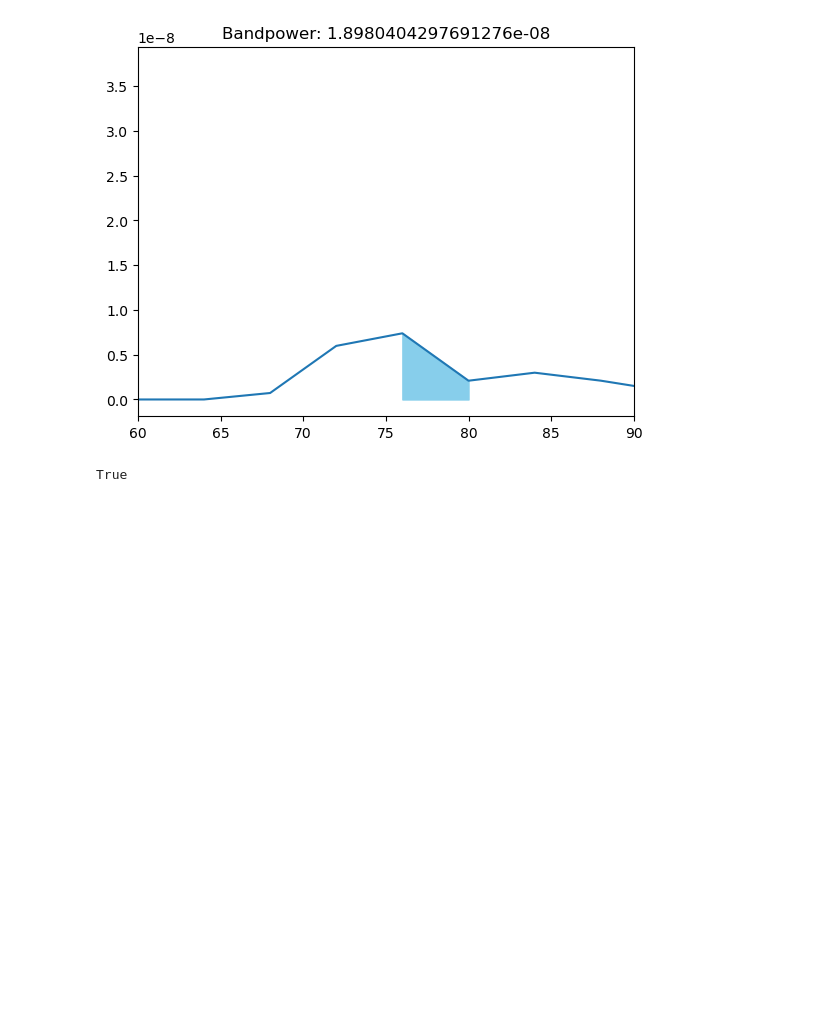
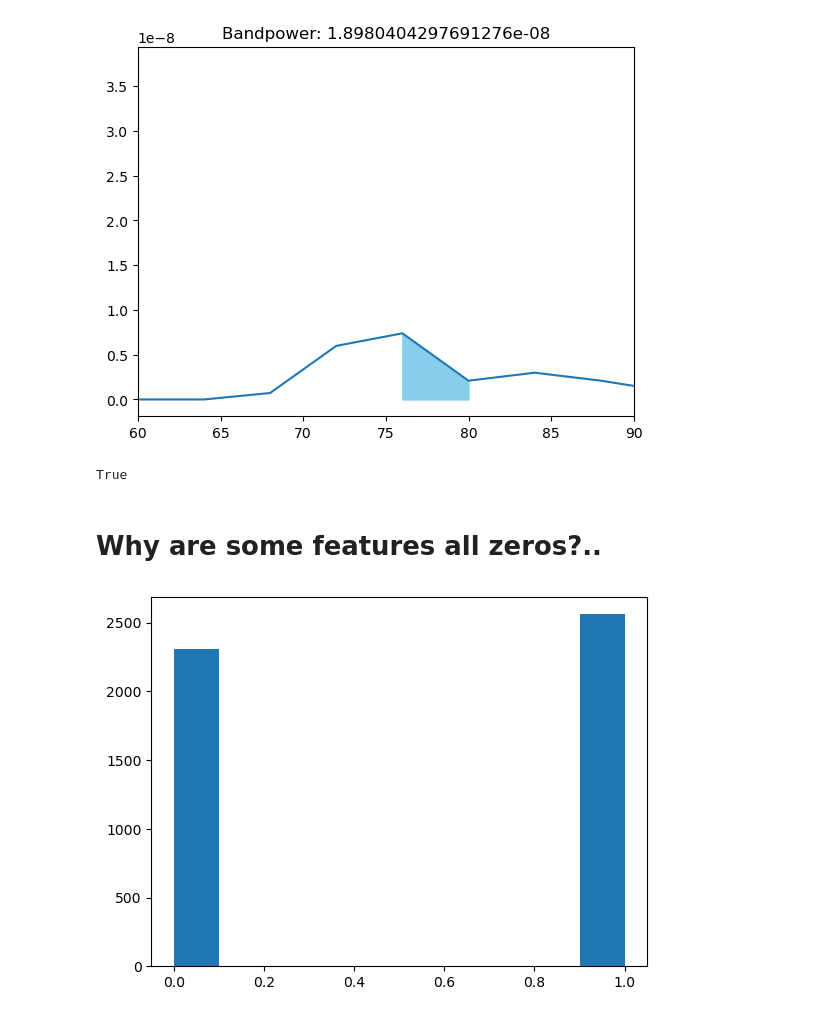
Before and after one commit to kerseviciute/problem-at-hand, a Jupyter notebook: feature_example.ipynb, the cells around one changed output. Drawn from its saved outputs; the diff is of its cells as text; code cells hidden in the pictures; blank space fills up the shorter version.

```diff
--- a/feature_example.ipynb
+++ b/feature_example.ipynb
@@ -128,3 +129,28 @@ original_bp = final_features[final_features['EventID'] == event['EventID']]['Fea
 bp == original_bp
 # %% [output]
 True
+# %% [markdown]
+# Why are some features all zeros?..
+# %%
+feature_matrix = pd.read_csv('output/problem-at-hand/S2/all/feature_matrix.csv', index_col = 0)
+key = pd.read_csv('output/problem-at-hand/S2/all/key.csv')
+
+def extract_feature_channel(row):
+    return re.sub('X([0-9]+)_[0-9]+', '\\1', row['FeatureID'])
+
+
+def extract_feature_frequency(row):
+    return re.sub('X[0-9]+_([0-9]+)', '\\1', row['FeatureID'])
+
+
+feature_info = pd.DataFrame(feature_matrix.index)
+feature_info['Channel'] = feature_info.apply(extract_feature_channel, axis = 1)
+feature_info['Frequency'] = feature_info.apply(extract_feature_frequency, axis = 1)
+feature_info['Frequency'] = feature_info['Frequency'].astype('int', copy = False)
+# %%
+zero_percentage = np.mean(feature_matrix == 0, axis = 1)
+
+plt.hist(zero_percentage)
+plt.show()
+# %% [output]
+[figure, added]
```
Also changed, not shown: parts of 8 cells of this notebook, 5 other files.
